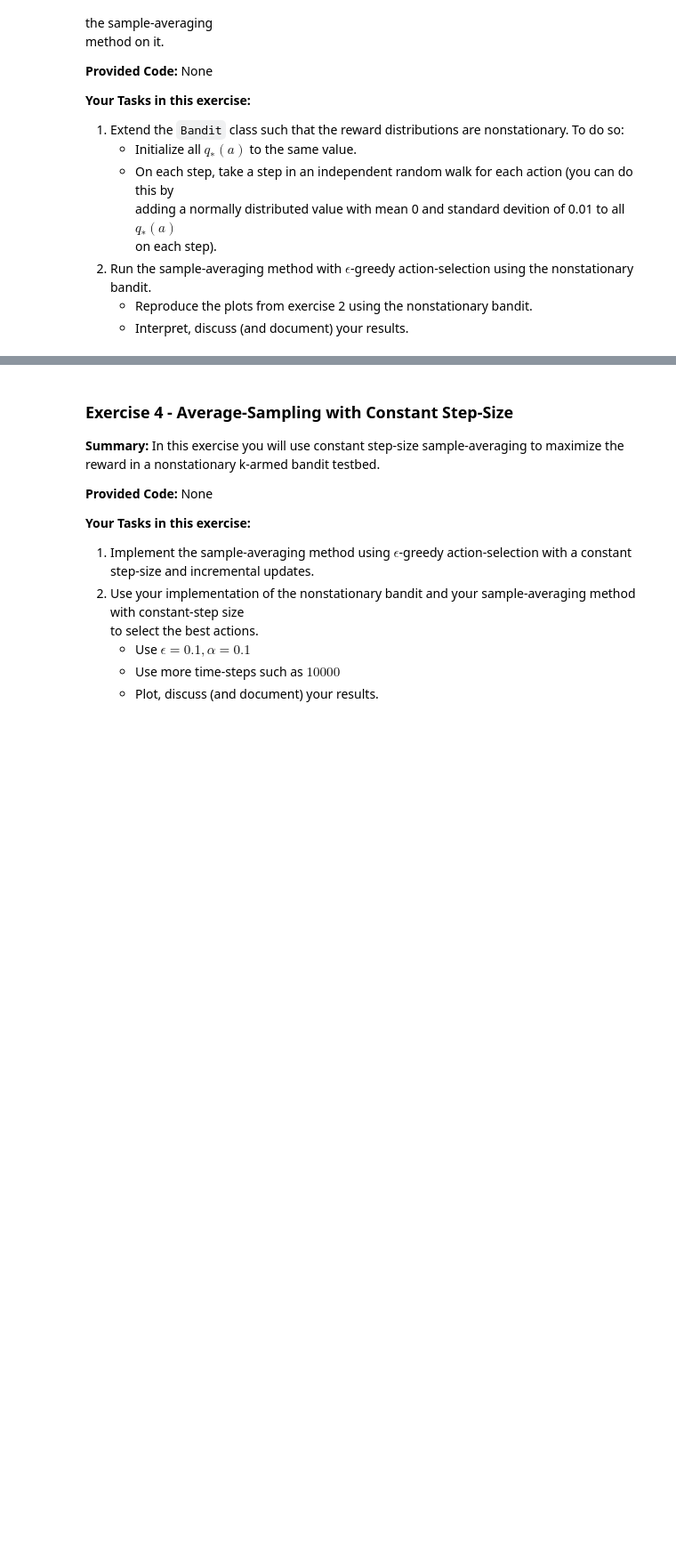
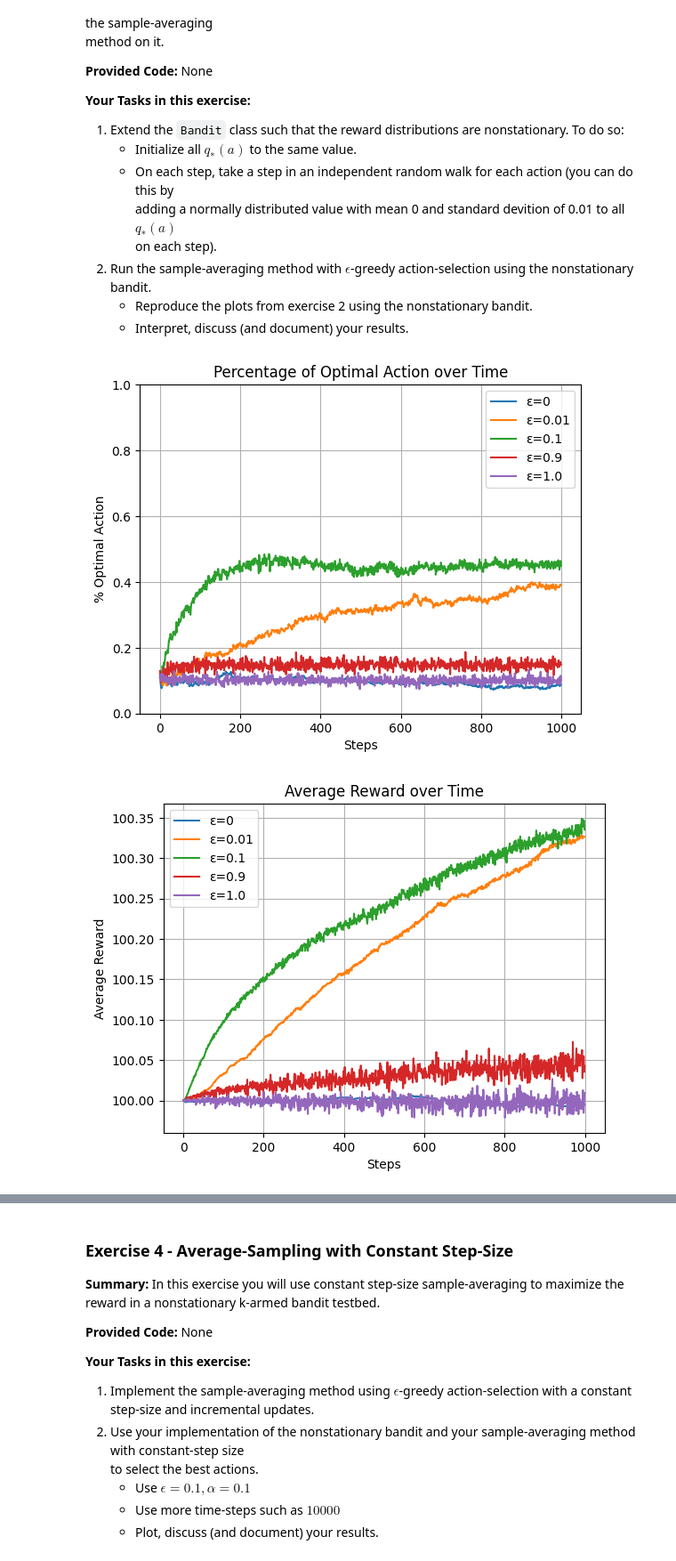
Before and after one commit to Luniem/ReinforcementLearning, a Jupyter notebook: Multi-Armed-Bandits-Exercises.ipynb, the cells around one changed output, grey strips where cells are left out. Shown: that part at 89% size. Saved outputs shown, nothing was run; the diff lists cells and outputs as text; code cells hidden in the pictures; blank space fills up the shorter version.

Commit message:
(multi-armed-bandit) finished ex 3

```diff
--- a/Multi-Armed-Bandits-Exercises.ipynb
+++ b/Multi-Armed-Bandits-Exercises.ipynb
@@ -272,0 +307,43 @@ method on it.
+# %%
+epsilon_values = [0, 0.01, 0.1, 0.9, 1.0]
+average_rewards = {}
+optimal_action_percentages = {}
+count_different_bandits = 1000 # increased number of bandits for better averaging
+
+for epsilon in epsilon_values:
+    # run multiple bandits and average results
+    for _ in range(count_different_bandits):
+        nonStatBandit = NonstationaryBandit(10, 100.0, 0.0, 0.01) # create a new bandit for new real action values - this time non-stationary
+        agent = SampleAveragingEpsilonGreedyAgent(nonStatBandit, epsilon=epsilon, steps=1000)
+        reward_history, optimal_actions = agent.run()
+        average_rewards[epsilon] = average_rewards.get(epsilon, 0) + reward_history # sum up the estimated Q values on the dictionary
+        optimal_action_percentages[epsilon] = optimal_action_percentages.get(epsilon, 0) + optimal_actions # sum up the optimal action counts on the dictionary
+
+
+    # average the results over all bandits
+    average_rewards[epsilon] /= count_different_bandits
+    optimal_action_percentages[epsilon] /= count_different_bandits
+
+# plot the optimal action percentages in y range [0,1]
+plt.ylim(0, 1)
+for epsilon, percentages in optimal_action_percentages.items():
+    plt.plot(percentages, label=f'ε={epsilon}')
+plt.xlabel('Steps')
+plt.ylabel('% Optimal Action')
+plt.title('Percentage of Optimal Action over Time')
+plt.legend()
+plt.grid(True)
+plt.show()
+
+# plot the average reward
+for epsilon, rewards in average_rewards.items():
+    plt.plot(rewards, label=f'ε={epsilon}')
+plt.xlabel('Steps')
+plt.ylabel('Average Reward')
+plt.title('Average Reward over Time')
+plt.legend()
+plt.grid(True)
+plt.show()
+# %% [output]
+[figure, added]
+[figure, added]
```
Also changed, not shown: parts of 3 cells of this notebook.
